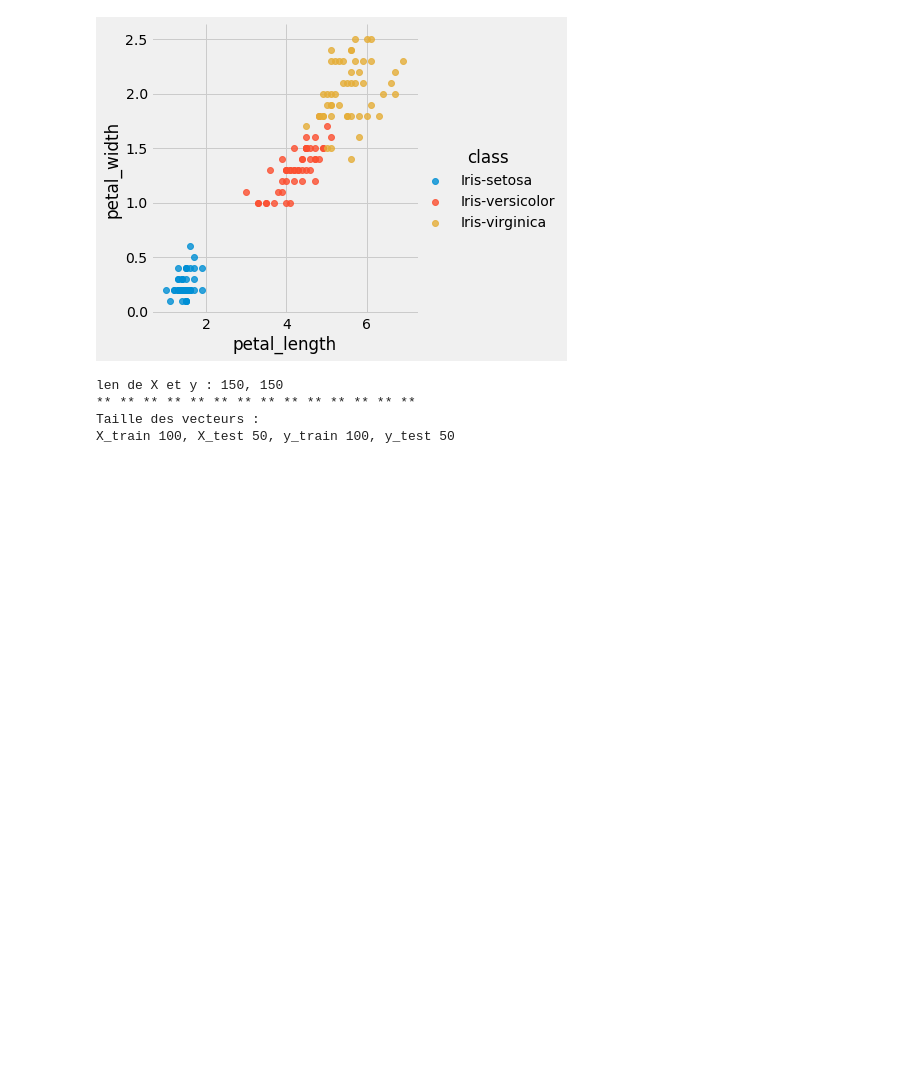
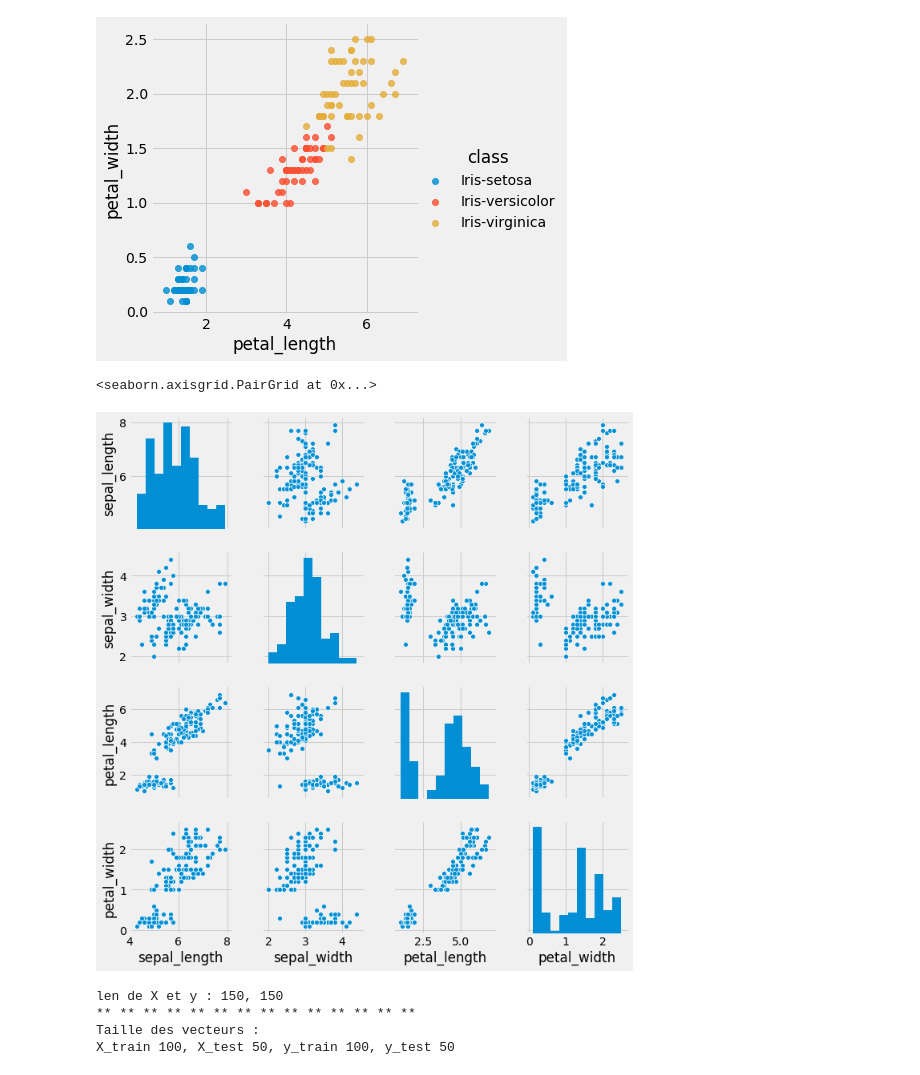
Before and after one commit to bdallard/BD-IA, a Jupyter notebook: sklearn/SklearnBasics.ipynb, the cells around one changed output. Drawn from its saved outputs; the diff is of its cells as text; code cells hidden in the pictures; blank space fills up the shorter version.

```diff
--- a/sklearn/SklearnBasics.ipynb
+++ b/sklearn/SklearnBasics.ipynb
@@ -268,6 +271,13 @@ sns.lmplot('petal_length', 'petal_width', data=df, hue='class', fit_reg=False)
 plt.show()
 # %% [output]
 [figure]
+# %%
+# petite viz afin de voir la répartition, les éléments anormaux et/ou les particularités.
+import seaborn as sb
+sb.pairplot(df)
+# %% [output]
+<seaborn.axisgrid.PairGrid at 0x...>
+[figure, added]
 # %%
 # création des dataset de test et d'entrainement
 from sklearn.model_selection import train_test_split
```
Also changed, not shown: parts of 4 cells of this notebook.
